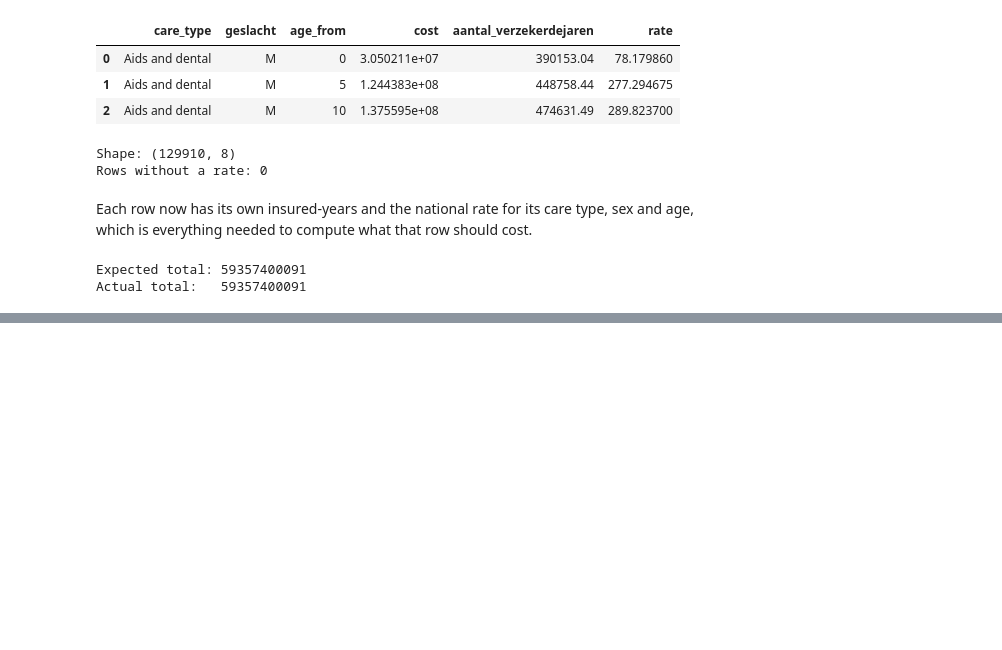
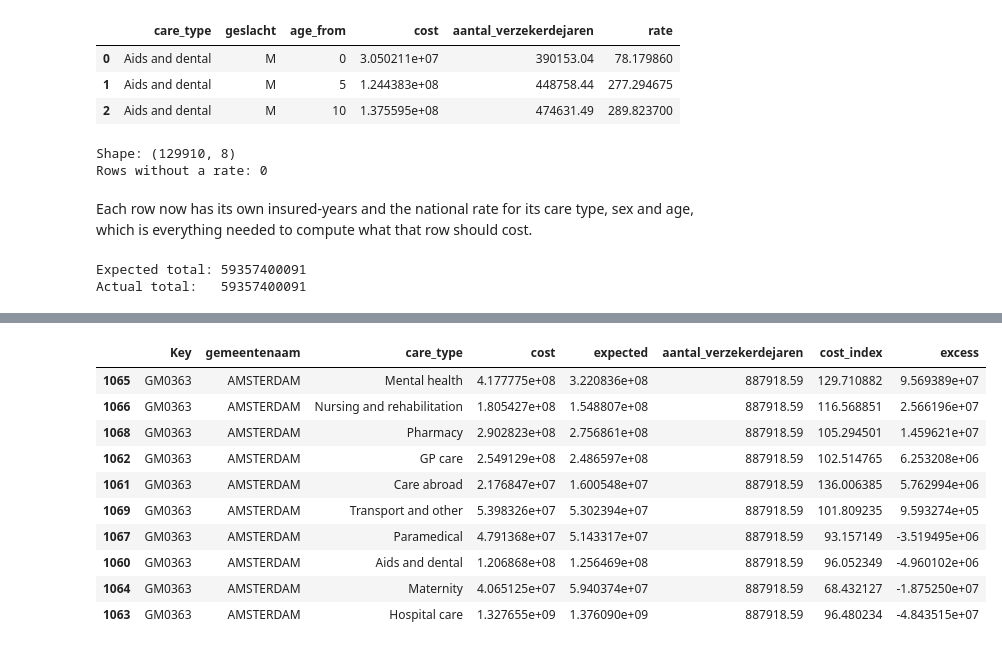
Before and after one commit to FaraRahimi/health-cost-benchmark, a Jupyter notebook: notebooks/03_analyse.ipynb, the cells around one changed output, grey strips where cells are left out. Saved outputs shown, nothing was run; the diff lists cells and outputs as text; code cells hidden in the pictures; blank space fills up the shorter version.

Commit message:
Analyse step 2f: KPIs per town and care type, checksums pass

```diff
--- a/notebooks/03_analyse.ipynb
+++ b/notebooks/03_analyse.ipynb
@@ -239,3 +239,6 @@ Expected total: 59357400091
 Actual total:   59357400091
 # %%
 vektis_town = vektis_rated.groupby(["Key", "gemeentenaam"])[["cost_total", "expected", "aantal_verzekerdejaren"]].sum().reset_index()
+# %%
+# Step 2f-5: one row per town and care type: add up actual cost, expected cost and insured-years over all sex and age groups
+care_type_town = vektis_long_rated.groupby(["Key", "gemeentenaam", "care_type"])[["cost", "expected", "aantal_verzekerdejaren"]].sum().reset_index()
@@ -241,0 +263,22 @@ vektis_town = vektis_rated.groupby(["Key", "gemeentenaam"])[["cost_total", "expe
+# %%
+# Step 2f-6: KPIs per town and care type
+# Care-type index: actual / expected x 100 for that care type only (100 = exactly as expected)
+care_type_town["cost_index"] = care_type_town["cost"] / care_type_town["expected"] * 100
+
+# Excess: actual - expected, in euros, for that care type in that town (positive = above expected)
+care_type_town["excess"] = care_type_town["cost"] - care_type_town["expected"]
+# %%
+# Check: Amsterdam's 10 care types, highest excess first
+care_type_town[care_type_town["Key"] == "GM0363"].sort_values("excess", ascending=False)
+# %% [output]
+|  | Key | gemeentenaam | care_type | cost | expected | aantal_verzekerdejaren | cost_index | excess |
+| 1065 | GM0363 | AMSTERDAM | Mental health | 4.177775e+08 | 3.220836e+08 | 887918.59 | 129.710882 | 9.569389e+07 |
+| 1066 | GM0363 | AMSTERDAM | Nursing and rehabilitation | 1.805427e+08 | 1.548807e+08 | 887918.59 | 116.568851 | 2.566196e+07 |
+| 1068 | GM0363 | AMSTERDAM | Pharmacy | 2.902823e+08 | 2.756861e+08 | 887918.59 | 105.294501 | 1.459621e+07 |
+| 1062 | GM0363 | AMSTERDAM | GP care | 2.549129e+08 | 2.486597e+08 | 887918.59 | 102.514765 | 6.253208e+06 |
+| 1061 | GM0363 | AMSTERDAM | Care abroad | 2.176847e+07 | 1.600548e+07 | 887918.59 | 136.006385 | 5.762994e+06 |
+| 1069 | GM0363 | AMSTERDAM | Transport and other | 5.398326e+07 | 5.302394e+07 | 887918.59 | 101.809235 | 9.593274e+05 |
+| 1067 | GM0363 | AMSTERDAM | Paramedical | 4.791368e+07 | 5.143317e+07 | 887918.59 | 93.157149 | -3.519495e+06 |
+| 1060 | GM0363 | AMSTERDAM | Aids and dental | 1.206868e+08 | 1.256469e+08 | 887918.59 | 96.052349 | -4.960102e+06 |
+| 1064 | GM0363 | AMSTERDAM | Maternity | 4.065125e+07 | 5.940374e+07 | 887918.59 | 68.432127 | -1.875250e+07 |
+| 1063 | GM0363 | AMSTERDAM | Hospital care | 1.327655e+09 | 1.376090e+09 | 887918.59 | 96.480234 | -4.843515e+07 |
```
Also changed, not shown: parts of 2 cells of this notebook.
